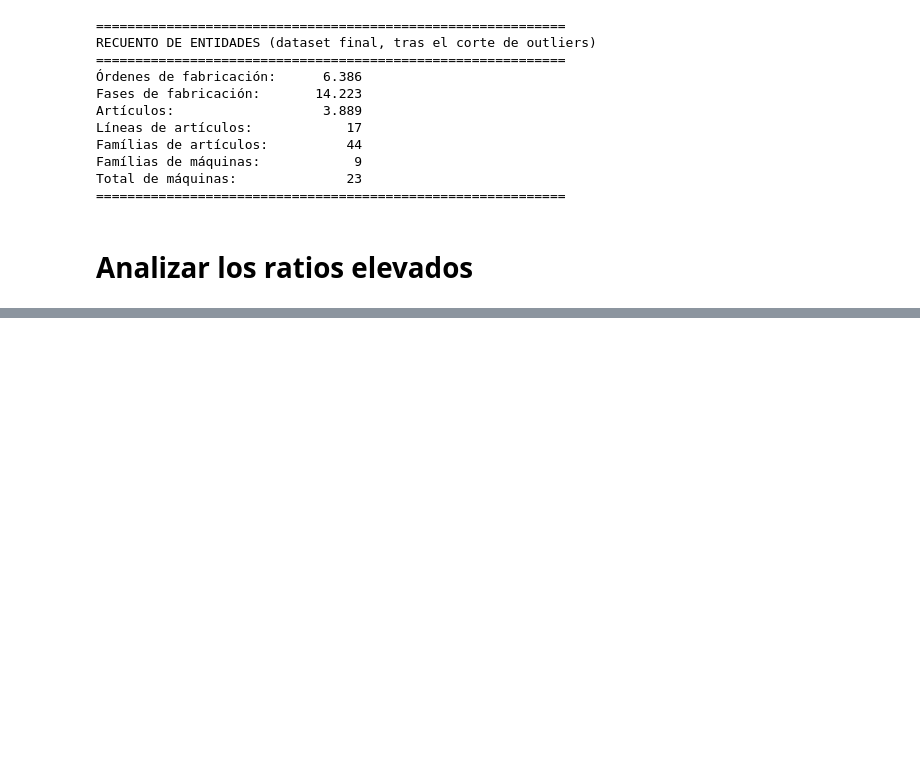
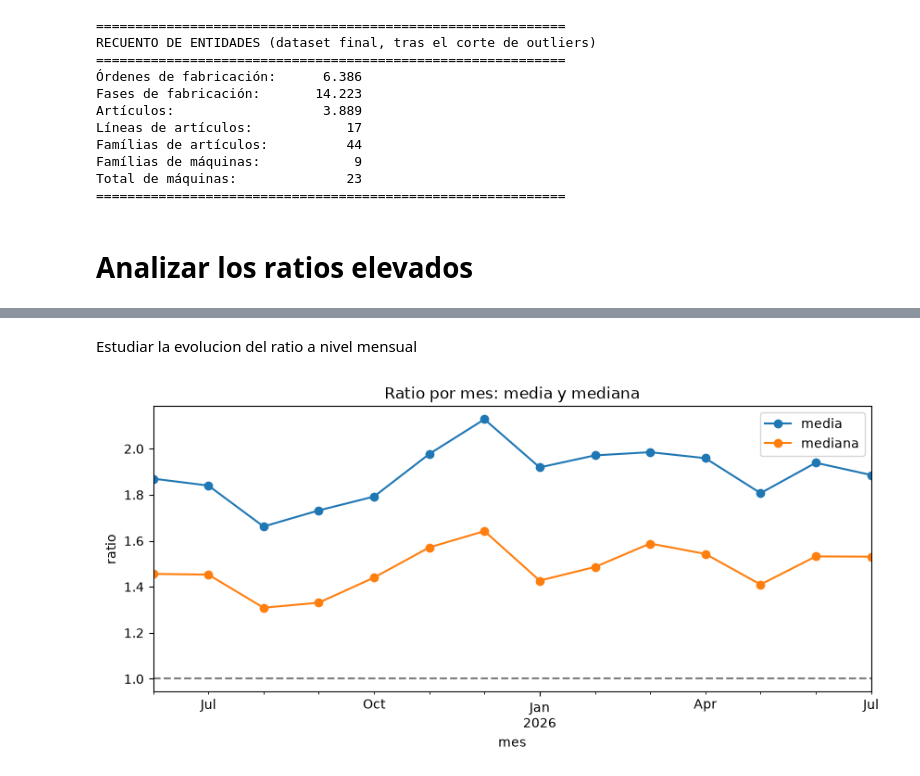
Before and after one commit to muntrans/TFM, a Jupyter notebook: 8.Variable_Objetivo.ipynb, the cells around one changed output, grey strips where cells are left out. Cells and saved outputs as stored; diff of their text form; code cells hidden in the pictures; blank space fills up the shorter version.

```diff
--- a/8.Variable_Objetivo.ipynb
+++ b/8.Variable_Objetivo.ipynb
@@ -820,0 +871,16 @@ print(resumen)
+# %% [markdown]
+Estudiar la evolucion del ratio a nivel mensual
+# %%
+ratio_mes = (
+    df_entrenamiento.assign(mes=df_entrenamiento["fecha_fase"].dt.to_period("M"))
+      .groupby("mes")["ratio"]
+      .agg(fases="size", media="mean", mediana="median")
+      .round(3)
+)
+ratio_mes[["media", "mediana"]].plot(marker="o", figsize=(10, 4),
+                                     title="Ratio por mes: media y mediana")
+plt.axhline(1, color="gray", ls="--")     # referencia: el ERP acierta
+plt.ylabel("ratio")
+plt.show()
+# %% [output]
+[figure, added]
```
Also changed, not shown: parts of 8 cells of this notebook, 15 other files.
